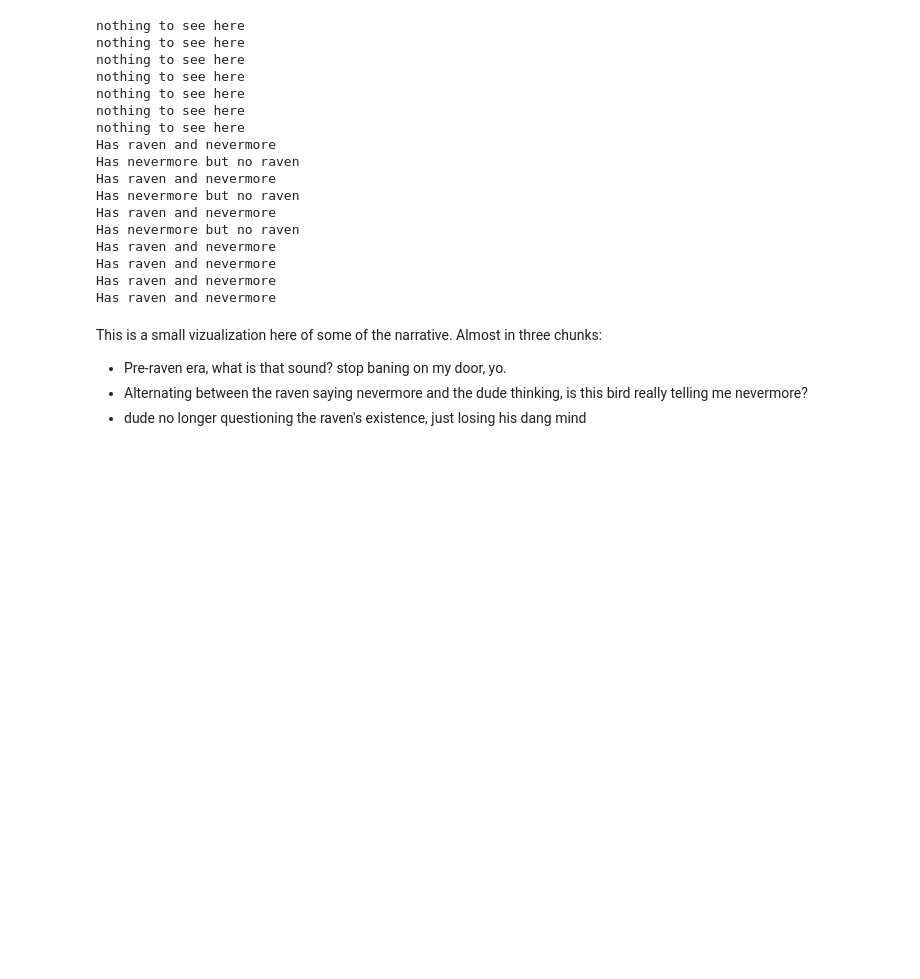
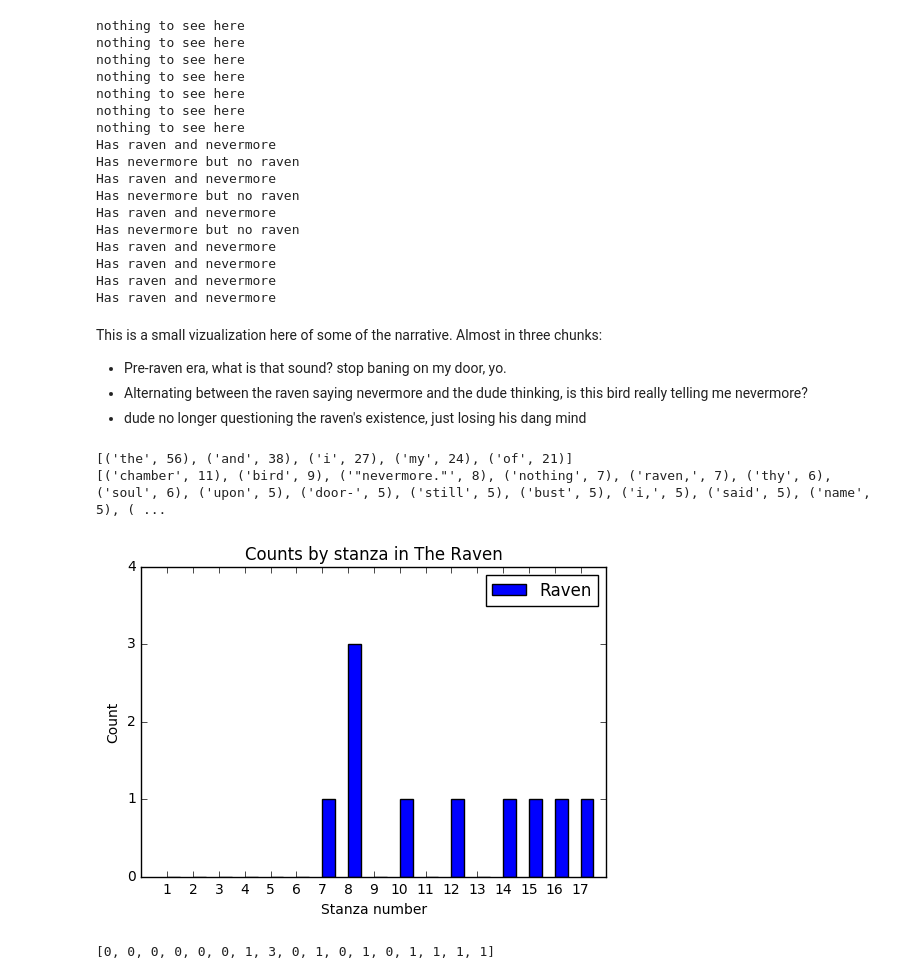
Before and after one commit to elliewix/LIS452-Spring2017Lectures, a Jupyter notebook: Week-09.ipynb, the cells around one changed output. Drawn from its saved outputs; the diff is of its cells as text; code cells hidden in the pictures; blank space fills up the shorter version.

Commit message:
adding some word analysis

```diff
--- a/Week-09.ipynb
+++ b/Week-09.ipynb
@@ -380,3 +380,36 @@ This is a small vizualization here of some of the narrative.  Almost in three ch
 * Pre-raven era, what is that sound? stop baning on my door, yo.
 * Alternating between the raven saying nevermore and the dude thinking, is this bird really telling me nevermore?
 * dude no longer questioning the raven's existence, just losing his dang mind
+# %%
+# raven_data = [(i, 'raven', s.lower().count("raven")) for i, s in enumerate(stanzas)]
+# nevermore_data = [(i, 'nevermore', s.lower().count("nevermore")) for i, s in enumerate(stanzas)]
+# bird_refs_data = [(i, 'bird', s.lower().count("bird")) for i, s in enumerate(stanzas)]
+
+raven_data = [s.lower().count("raven") for s in stanzas]
+nevermore_data = [s.lower().count("nevermore") for s in stanzas]
+bird_refs_data = [s.lower().count("bird") for s in stanzas]
+lenore_data = [s.lower().count("lenore") for s in stanzas]
+chamber_data = [s.lower().count("chamber") for s in stanzas]
+# %%
+from collections import Counter
+
+with open('stopwords.txt', 'r') as file_in:
+    stops = [l.strip() for l in file_in.readlines()]
+
+with open('raven.txt', 'r') as file_in:
+    text = file_in.read()
+
+words = text.lower().split()
+
+counted = Counter(words)
+
+print(counted.most_common(5))
+
+words_no_stops = [w for w in words if not w in stops]
+
+no_stops_counted = Counter(words_no_stops)
+
+print(no_stops_counted.most_common(15))
+# %% [output]
+[('the', 56), ('and', 38), ('i', 27), ('my', 24), ('of', 21)]
+[('chamber', 11), ('bird', 9), ('"nevermore."', 8), ('nothing', 7), ('raven,', 7), ('thy', 6), ('soul', 6), ('upon', 5), ('door-', 5), ('still', 5), ('bust', 5), ('i,', 5), ('said', 5), ('name', 5), ( ...
@@ -382,0 +418,13 @@ This is a small vizualization here of some of the narrative.  Almost in three ch
+# %%
+plt.bar(range(1, len(stanzas) + 1), height= raven_data, width=.5)
+#plt.bar(range(1, len(stanzas) + 1), height= bird_refs_data, width=.5)
+#plt.plot(bird_refs_data)
+plt.legend(["Raven", "Bird"])
+plt.title("Counts by stanza in The Raven")
+plt.xlabel("Stanza number")
+plt.ylabel("Count")
+plt.xticks(range(1, len(stanzas) + 1))
+plt.yticks([0, 1, 2, 3, 4])
+plt.show()
+# %% [output]
+[figure, added]
@@ -382,0 +437,4 @@ This is a small vizualization here of some of the narrative.  Almost in three ch
+# %%
+raven_data
+# %% [output]
+[0, 0, 0, 0, 0, 0, 1, 3, 0, 1, 0, 1, 0, 1, 1, 1, 1]
```
Also changed, not shown: parts of 4 cells of this notebook, 1 other file.
